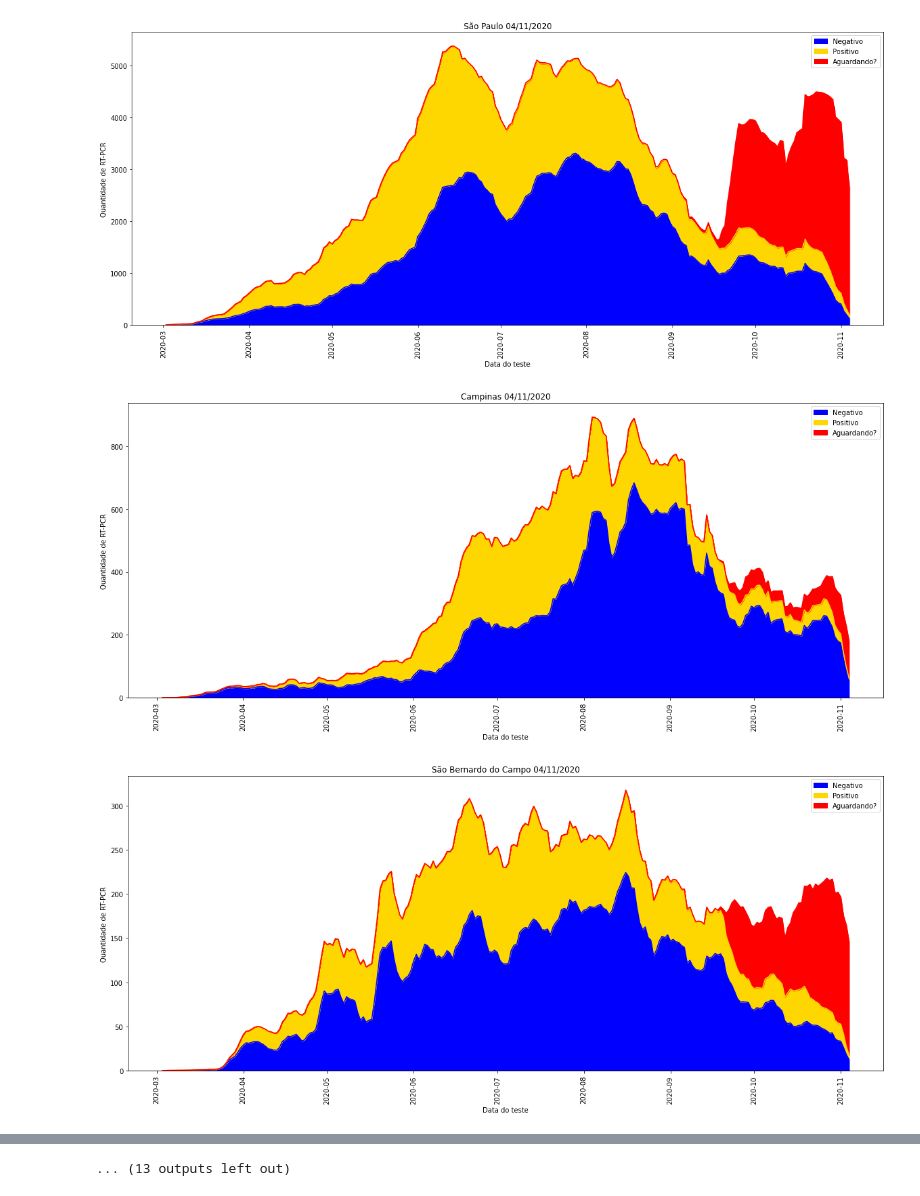
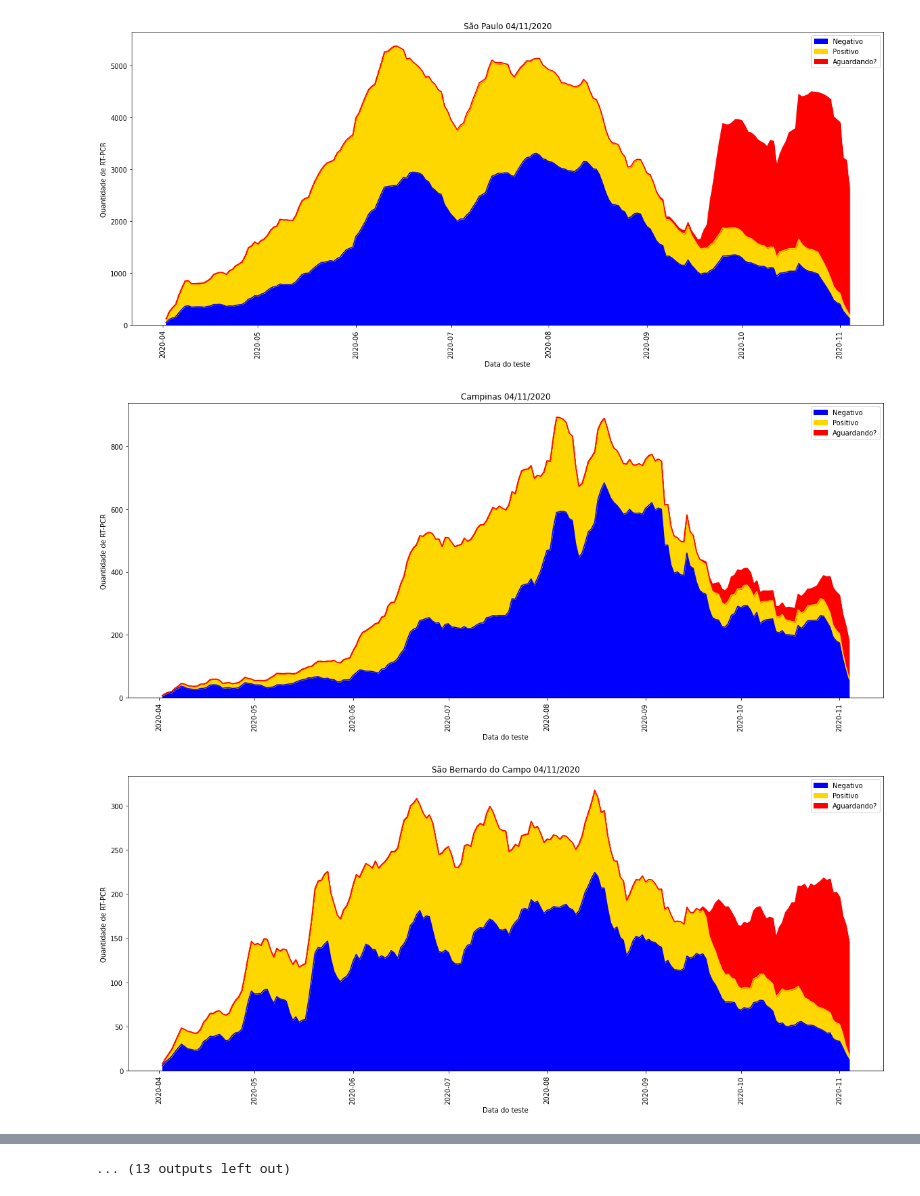
Before and after one commit to romulokps/testesPCR, a Jupyter notebook: PCRcidades.ipynb, the cells around one changed output, grey strips where cells are left out. Saved outputs shown, nothing was run; the diff lists cells and outputs as text; code cells hidden in the pictures.

```diff
--- a/PCRcidades.ipynb
+++ b/PCRcidades.ipynb
@@ -7,22 +5,27 @@ from datetime import datetime
 from scipy import stats
 import numpy as np
 
+caminho = '/content/drive/My Drive/dados/estados 2020-11-07/'
 caminho = '/content/drive/My Drive/dados/estados 2020-11-13/'
+caminho = '/content/drive/My Drive/dados/estados 2020-10-21/'
+caminho = '/content/drive/My Drive/dados/estados 2020-11-15/'
 pop = pd.read_csv('https://raw.githubusercontent.com/romulokps/testesPCR/main/populacaoBR.csv')
 pop = pop.sort_values(by = 'pop', ascending=False).head(25)
 #pop = pop.sort_values(by = 'pop', ascending=False).tail(2)
 #pop = pop.sort_values(by = 'pop', ascending=False).head(1)
 pop = pop.sort_values(by = 'estado', ascending=False)
+#pop = pop.tail(20)
 #pop = pop.sort_values(by = 'pop', ascending=False).head(6)
 pop = pop.reset_index()
-
 for i in pop.index:
     if ((pop.iloc[i]['estado'] != pop.iloc[i-1]['estado']) ):
      df = pd.read_csv(caminho + pop.iloc[i]['estado'], low_memory = False)
+     #df = pd.read_csv(caminho + pop.iloc[i]['estado'], low_memory = False, encoding="latin-1", sep=";", error_bad_lines=False)
     fe = df
     fe = fe[fe['tipoTeste'] == 'RT-PCR']
     #if (ibge != 0):
     fe = fe[fe['municipioNotificacaoIBGE'] == pop.iloc[i]['ibgeID']]
+    #fe = fe[fe['municipioNotificacaoIBGE'] == str(pop.iloc[i]['ibgeID'])] # TIRAR ESSA LINHA SE FOR DADOS DO ES
     estado = pop.iloc[i]['cidade']
     #else:
       #estado = pop.iloc[i]['estadoNome']
@@ -30,36 +33,40 @@ for i in pop.index:
     fe = fe[fe['resultadoTeste'] != 'Inconclusivo ou Indeterminado']
     fe = fe[['dataTeste', 'resultadoTeste','estado']]
     fe['dataTeste'] = pd.to_datetime(fe['dataTeste']).dt.date
-    fe = fe[fe['dataTeste'] > datetime.strptime('2020-03-01', '%Y-%m-%d').date()]
+    fe = fe[fe['dataTeste'] > datetime.strptime('2020-04-01', '%Y-%m-%d').date()]
     #fe = fe.sort_values(by= ['dataTeste'], ascending=False)
     fe = fe.replace(np.nan, "nan")
     fe = pd.get_dummies(fe, columns=['resultadoTeste'])
     fe = fe.groupby('dataTeste').sum()
 
     #tira os outliers
     z_scores = stats.zscore(fe)
     abs_z_scores = np.abs(z_scores)
     filtered_entries = (abs_z_scores < 13).all(axis=1)
     fe = fe[filtered_entries]
 
     #total = (fe['resultadoTeste_Positivo'] + fe['resultadoTeste_Negativo'] +  fe['resultadoTeste_nan'] + fe['resultadoTeste_Inconclusivo ou Indeterminado'])
     #taxa = (fe['resultadoTeste_Positivo']/total).rolling(min_periods=1, window=janela).sum()/janela
     #taxai = (fe['resultadoTeste_Positivo']/(total - fe['resultadoTeste_nan'])).rolling(min_periods=1, window=janela).sum()/janela
     janela = 7
+    if (i == 0):
+      total = fe
+    else:
+      total = total + fe
     fe['resultadoTeste_Positivo'] = fe['resultadoTeste_Positivo'].rolling(min_periods=1, window=janela).sum()/janela
     fe['resultadoTeste_Negativo'] = fe['resultadoTeste_Negativo'].rolling(min_periods=1, window=janela).sum()/janela
     #fe['resultadoTeste_Inconclusivo ou Indeterminado'] = fe['resultadoTeste_Inconclusivo ou Indeterminado'].rolling(min_periods=1, window=janela).sum()/janela
     fe['resultadoTeste_nan'] = fe['resultadoTeste_nan'].rolling(min_periods=1, window=janela).sum()/janela
     fe.columns = ['Negativo','Positivo','Aguardando?']
     pal = ["#9b59b6", "#e74c3c", "#34495e", "#2ecc71"]
     ax = fe.plot.area(rot=90, figsize = (20,8), color = ["blue","gold", "red"])
     ax.set_title(estado + fe.index[-1].strftime(' %d/%m/%Y'))
     ax.set_xlabel("Data do teste")
     ax.set_ylabel("Quantidade de RT-PCR")
     ax.figure.savefig(caminho + "img/"+ estado + '.png')
 
     #taxai.plot(rot=90, secondary_y=True)
 # %% [output]
-[figure, old version]
+[figure, new version]
-[figure, old version]
+[figure, new version]
-[figure, old version]
+[figure, new version]
```
Also changed, not shown: parts of 2 cells of this notebook.
